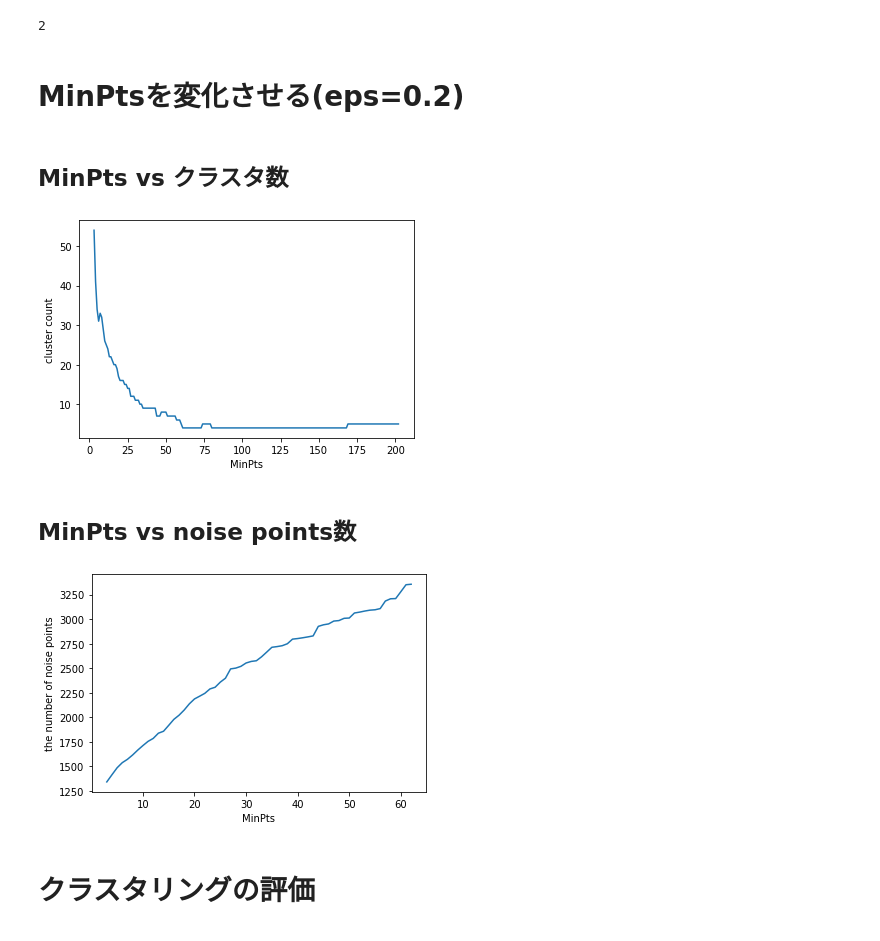
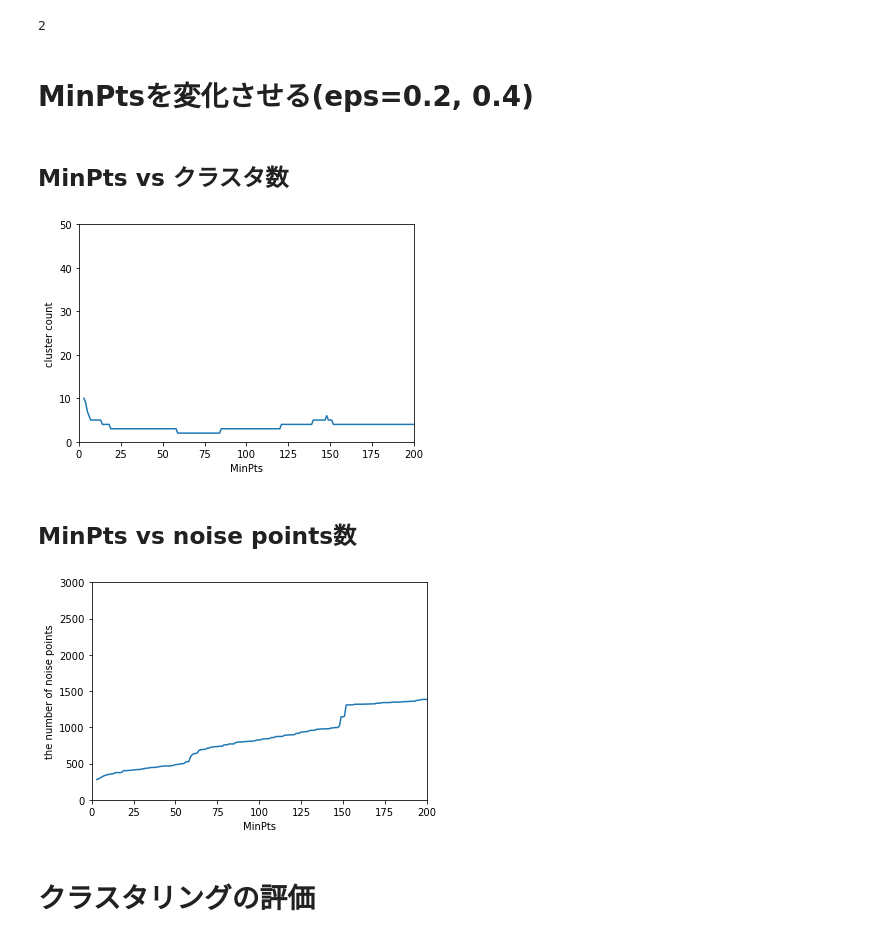
Before and after one commit to yamoyamoto/ml_playground, a Jupyter notebook: work/clastering/classtering2.ipynb, the cells around one changed output. Saved outputs shown, nothing was run; the diff lists cells and outputs as text; code cells hidden in the pictures.

```diff
--- a/work/clastering/classtering2.ipynb
+++ b/work/clastering/classtering2.ipynb
@@ -105,7 +103,7 @@ len(collections.Counter(clustering.labels_))
 # %% [output]
 2
 # %% [markdown]
-# MinPtsを変化させる(eps=0.2)
+# MinPtsを変化させる(eps=0.2, 0.4)
 # %%
 data_X = []
 data_cluster_num = []
@@ -113,7 +111,7 @@ data_noise_count = []
 
 i = 3
 for _ in tqdm.tqdm(range(200)):
-  clustering = DBSCAN(eps=0.2, min_samples=i, metric="precomputed").fit(dist_matrix)
+  clustering = DBSCAN(eps=0.4, min_samples=i, metric="precomputed").fit(dist_matrix)
   data_X.append(i)
   counter = collections.Counter(clustering.labels_)
   data_noise_count.append(counter[-1])
@@ -127,24 +125,28 @@ ax = fig.add_subplot()
 
 ax.set_xlabel("MinPts")
 ax.set_ylabel("cluster count")
+ax.set_xlim(0, 200)
+ax.set_ylim(0, 50)
 ax.plot(data_X, data_cluster_num)
 
 plt.show()
 # %% [output]
-[figure, old version]
+[figure, new version]
 # %% [markdown]
 ## MinPts vs noise points数
 # %%
 fig = plt.figure()
 ax = fig.add_subplot()
 
 ax.set_xlabel("MinPts")
 ax.set_ylabel("the number of noise points")
+ax.set_xlim(0, 200)
+ax.set_ylim(0, 3000)
 ax.plot(data_X, data_noise_count)
 
 plt.show()
 # %% [output]
-[figure, old version]
+[figure, new version]
 # %% [markdown]
 # クラスタリングの評価
 # %%
```
Also changed, not shown: parts of 2 cells of this notebook, 1 other file.
